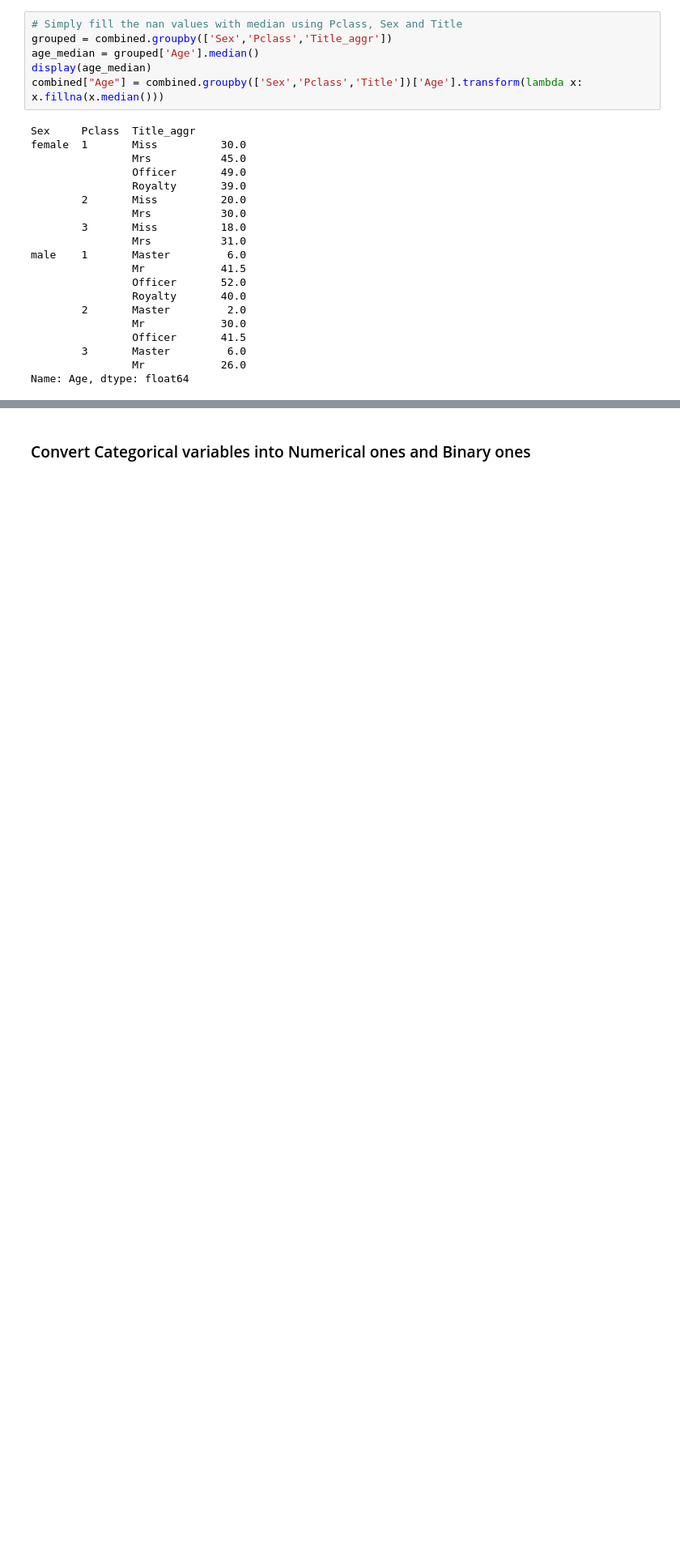
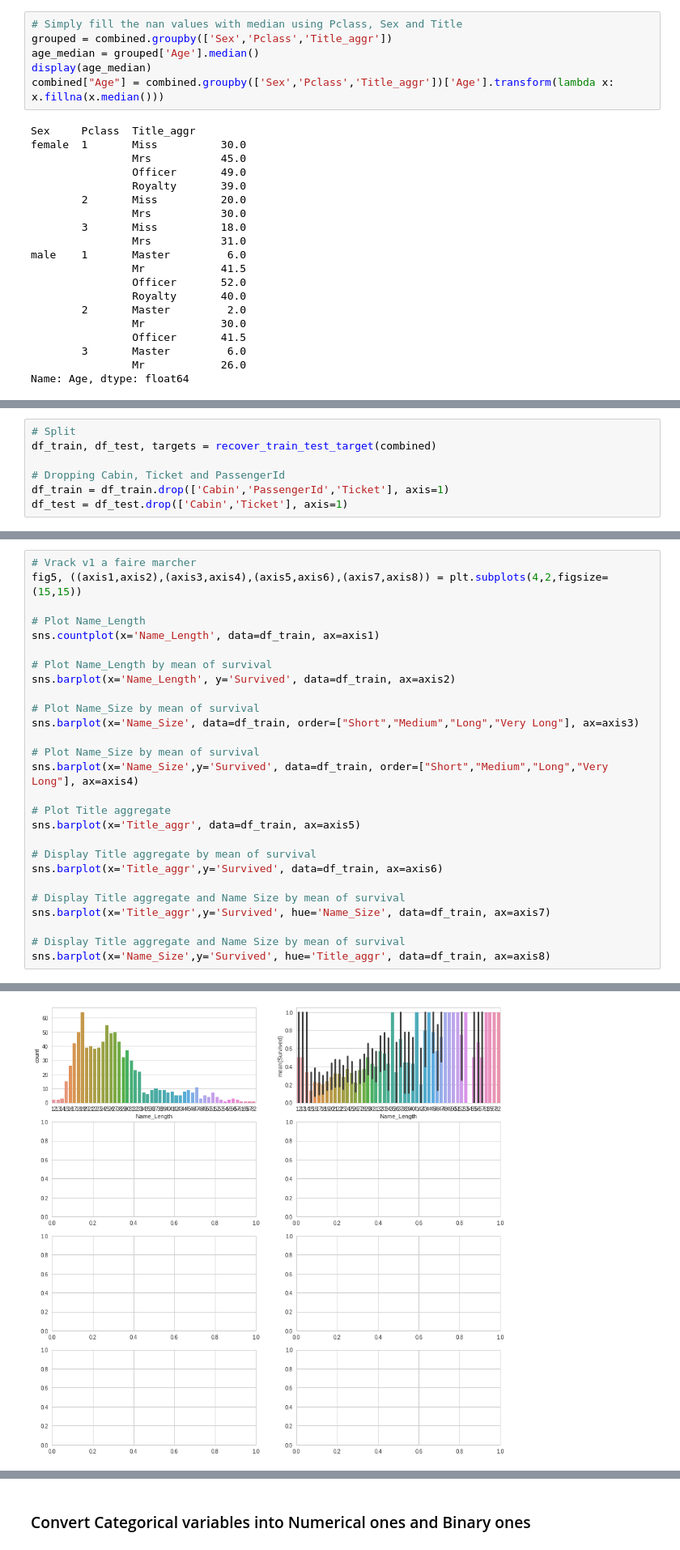
Before and after one commit to Jules-Diez/Personal-examples, a Jupyter notebook: My Titanic.ipynb, the cells around one changed output, grey strips where cells are left out. Shown at 81% size. Saved outputs shown, nothing was run; the diff lists cells and outputs as text; blank space fills up the shorter version.

```diff
--- a/My Titanic.ipynb
+++ b/My Titanic.ipynb
@@ -495,7 +555,7 @@ combined['Title_aggr'] = combined.Title.map(Title_Dictionary)
 grouped = combined.groupby(['Sex','Pclass','Title_aggr'])
 age_median = grouped['Age'].median()
 display(age_median)
-combined["Age"] = combined.groupby(['Sex','Pclass','Title'])['Age'].transform(lambda x: x.fillna(x.median()))
+combined["Age"] = combined.groupby(['Sex','Pclass','Title_aggr'])['Age'].transform(lambda x: x.fillna(x.median()))
 # %% [output]
 Sex     Pclass  Title_aggr
 female  1       Miss          30.0
@@ -535,0 +605,7 @@ dtype: int64
+# %%
+# Split
+df_train, df_test, targets = recover_train_test_target(combined)
+
+# Dropping Cabin, Ticket and PassengerId
+df_train = df_train.drop(['Cabin','PassengerId','Ticket'], axis=1)
+df_test = df_test.drop(['Cabin','Ticket'], axis=1)
@@ -568,0 +627,28 @@ sns.barplot(x='Name_Size',y='Survived', data=df_train, order=["Short","Medium","
+# %%
+# Vrack v1 a faire marcher
+fig5, ((axis1,axis2),(axis3,axis4),(axis5,axis6),(axis7,axis8)) = plt.subplots(4,2,figsize=(15,15))
+
+# Plot Name_Length
+sns.countplot(x='Name_Length', data=df_train, ax=axis1)
+
+# Plot Name_Length by mean of survival
+sns.barplot(x='Name_Length', y='Survived', data=df_train, ax=axis2)
+
+# Plot Name_Size by mean of survival
+sns.barplot(x='Name_Size', data=df_train, order=["Short","Medium","Long","Very Long"], ax=axis3)
+
+# Plot Name_Size by mean of survival
+sns.barplot(x='Name_Size',y='Survived', data=df_train, order=["Short","Medium","Long","Very Long"], ax=axis4)
+
+# Plot Title aggregate
+sns.barplot(x='Title_aggr', data=df_train, ax=axis5)
+
+# Display Title aggregate by mean of survival
+sns.barplot(x='Title_aggr',y='Survived', data=df_train, ax=axis6)
+
+# Display Title aggregate and Name Size by mean of survival
+sns.barplot(x='Title_aggr',y='Survived', hue='Name_Size', data=df_train, ax=axis7)
+
+# Display Title aggregate and Name Size by mean of survival
+sns.barplot(x='Name_Size',y='Survived', hue='Title_aggr', data=df_train, ax=axis8)
+# %% [output]
@@ -569 +656,2 @@ sns.barplot(x='Name_Size',y='Survived', data=df_train, order=["Short","Medium","
+[figure, added]
 # %%
```
Also changed, not shown: parts of 52 cells of this notebook.
